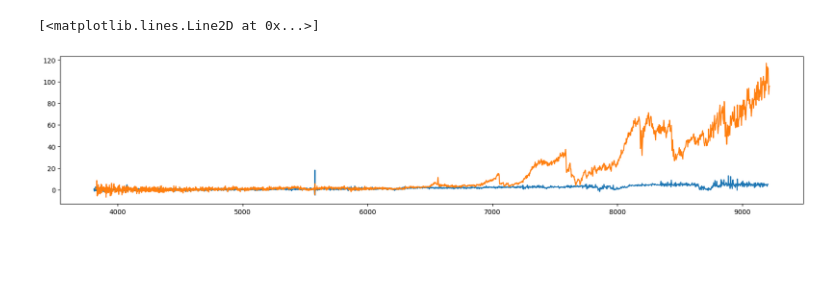
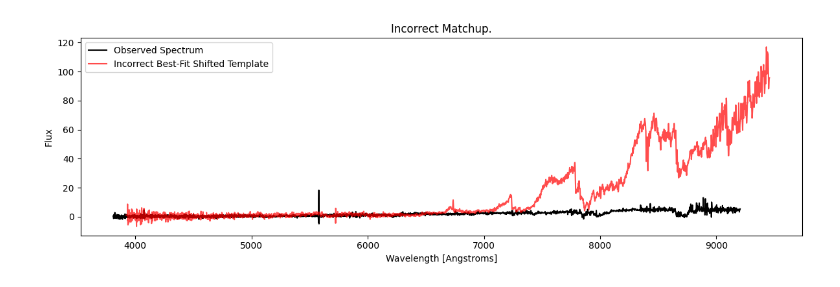
Before and after one commit to ripRoot/Redshift, a Jupyter notebook: notebooks/redshift_cross_correlation_simulation.ipynb, the cells around one changed output. Saved outputs shown, nothing was run; the diff lists cells and outputs as text; code cells hidden in the pictures; blank space fills up the shorter version.

```diff
--- a/notebooks/redshift_cross_correlation_simulation.ipynb
+++ b/notebooks/redshift_cross_correlation_simulation.ipynb
@@ -23,7 +132,8 @@ KeyboardInterrupt:
 # %%
 template_spectra = crs.get_template_spectra('ALL')
 flux, wavelength = crs.get_spectrum(plate=309, mjd=51994, fiberID=568)
-mrc.cross_correlate_redshift(wavelength, flux, template_spectra)
+_, _, _, b = mrc.cross_correlate_redshift(wavelength, flux, template_spectra)
 # Why is it doing this again. Fix later.
+# Could add a restraint that if redshift is below 0.299 then it isn't a real redshift, because that is the lowest redshift quaser found.
 # %% [output]
 Spectrum retrieved!
@@ -33,12 +156,14 @@ Spectrum retrieved!
-# %%
-import matplotlib.pyplot as plt
-
-#This line had a redshift of over 5.5
-# So template 15 is definitely not it..
-
-plt.figure(figsize=(20,4))
-plt.plot(wavelength, flux)
-plt.plot(template_spectra[][0], template_spectra[14][1])
-# %% [output]
-[<matplotlib.lines.Line2D at 0x...>]
-[figure, removed]
+# %%
+import matplotlib.pyplot as plt
+
+plt.figure(figsize=(12, 4))
+plt.plot(wavelength, flux, label='Observed Spectrum', color='black')
+plt.plot(b[0], b[1], label='Incorrect Best-Fit Shifted Template', color='red', alpha=0.7)
+plt.title('Incorrect Matchup.')
+plt.xlabel('Wavelength [Angstroms]')
+plt.ylabel('Flux')
+plt.legend()
+plt.tight_layout()
+plt.show()
+# %% [output]
+[figure, added]
```
Also changed, not shown: parts of 9 cells of this notebook, 6 other files.
